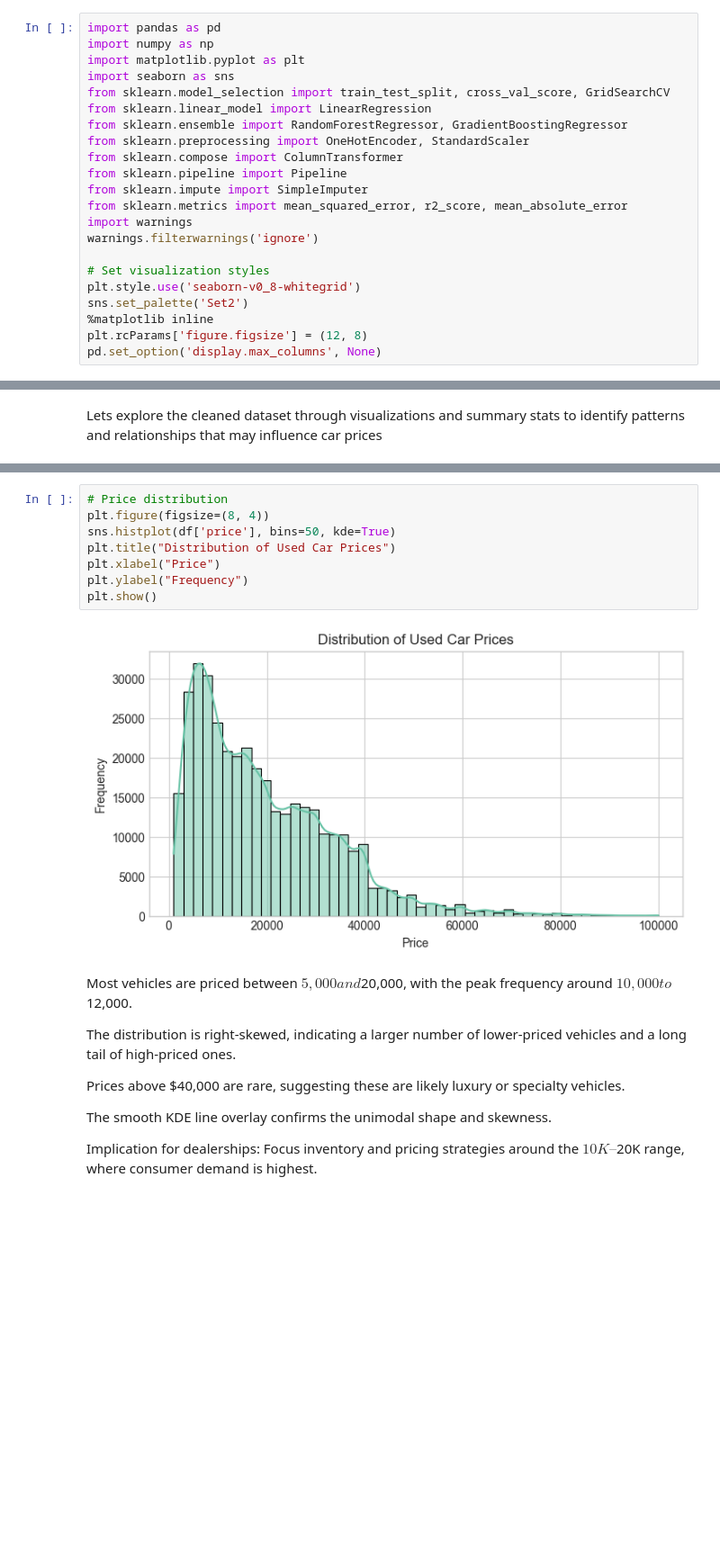
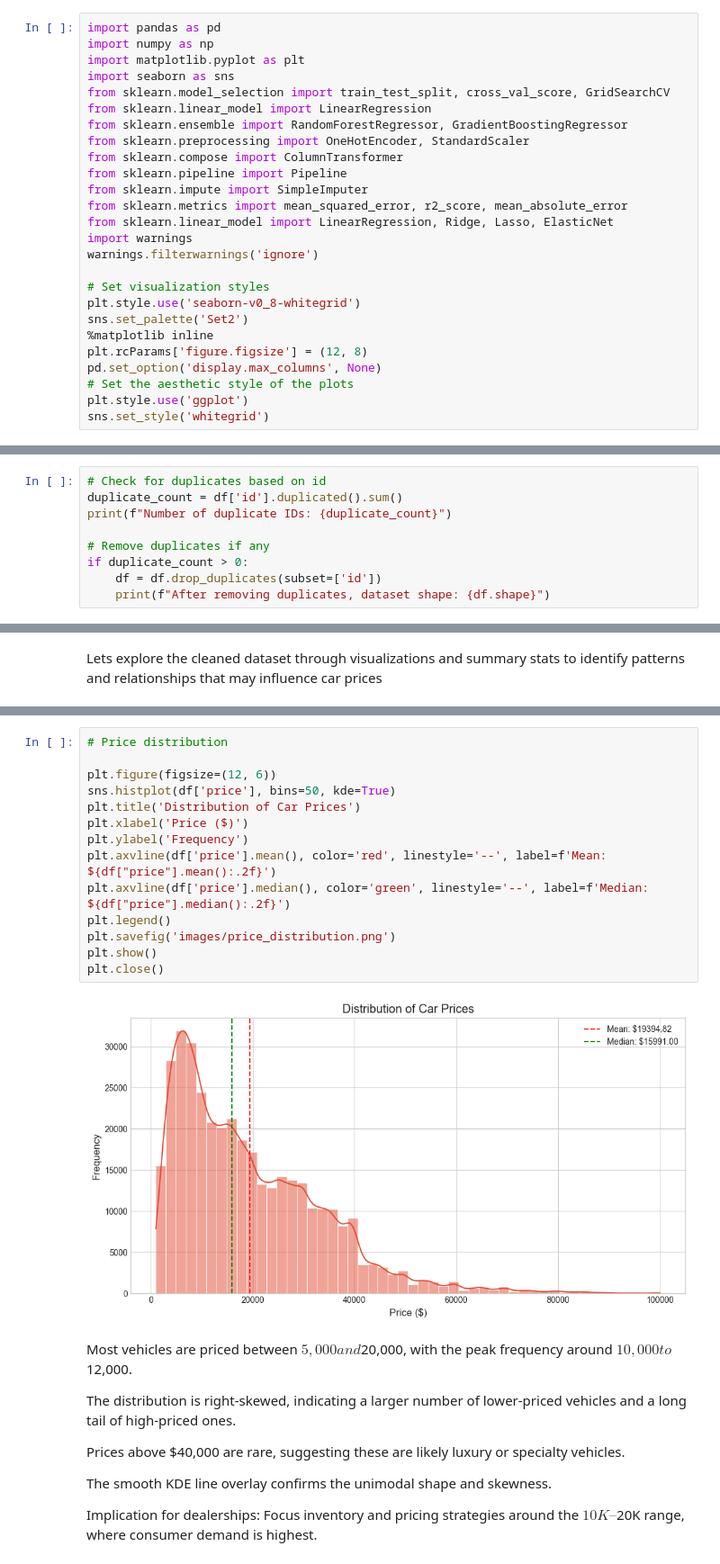
Before and after one commit to RSellathurai/module-11, a Jupyter notebook: prompt_II.ipynb, the cells around one changed output, grey strips where cells are left out. Shown: that part at 90% size. Cells and saved outputs as stored; diff of their text form; blank space fills up the shorter version.

```diff
--- a/prompt_II.ipynb
+++ b/prompt_II.ipynb
@@ -50,6 +50,7 @@ from sklearn.compose import ColumnTransformer
 from sklearn.pipeline import Pipeline
 from sklearn.impute import SimpleImputer
 from sklearn.metrics import mean_squared_error, r2_score, mean_absolute_error
+from sklearn.linear_model import LinearRegression, Ridge, Lasso, ElasticNet
 import warnings
 warnings.filterwarnings('ignore')
 
@@ -59,6 +60,9 @@ sns.set_palette('Set2')
 %matplotlib inline
 plt.rcParams['figure.figsize'] = (12, 8)
 pd.set_option('display.max_columns', None)
+# Set the aesthetic style of the plots
+plt.style.use('ggplot')
+sns.set_style('whitegrid')
 # %%
 # Let's load the data
 df = pd.read_csv('data/vehicles.csv')
@@ -123,0 +130,9 @@ Potential Data Quality Concerns:
+# %%
+# Check for duplicates based on id
+duplicate_count = df['id'].duplicated().sum()
+print(f"Number of duplicate IDs: {duplicate_count}")
+
+# Remove duplicates if any
+if duplicate_count > 0:
+    df = df.drop_duplicates(subset=['id'])
+    print(f"After removing duplicates, dataset shape: {df.shape}")
@@ -329,13 +380,19 @@ Lets explore the cleaned dataset through visualizations and summary stats to ide
 # %%
 # Price distribution
-plt.figure(figsize=(8, 4))
+
+plt.figure(figsize=(12, 6))
 sns.histplot(df['price'], bins=50, kde=True)
-plt.title("Distribution of Used Car Prices")
-plt.xlabel("Price")
-plt.ylabel("Frequency")
+plt.title('Distribution of Car Prices')
+plt.xlabel('Price ($)')
+plt.ylabel('Frequency')
+plt.axvline(df['price'].mean(), color='red', linestyle='--', label=f'Mean: ${df["price"].mean():.2f}')
+plt.axvline(df['price'].median(), color='green', linestyle='--', label=f'Median: ${df["price"].median():.2f}')
+plt.legend()
+plt.savefig('images/price_distribution.png')
 plt.show()
+plt.close()
 # %% [output]
-[figure, old version]
+[figure, new version]
 # %% [markdown]
 Most vehicles are priced between $5,000 and $20,000, with the peak frequency around $10,000 to $12,000.
 
```
Also changed, not shown: parts of 33 cells of this notebook, 22 other files.
